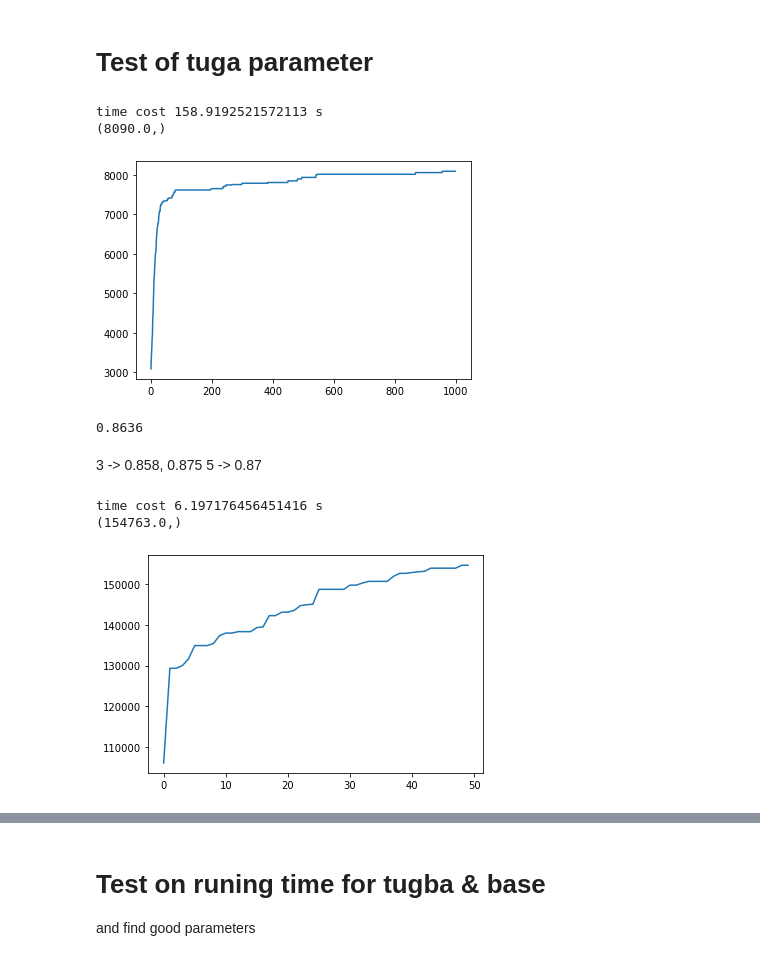
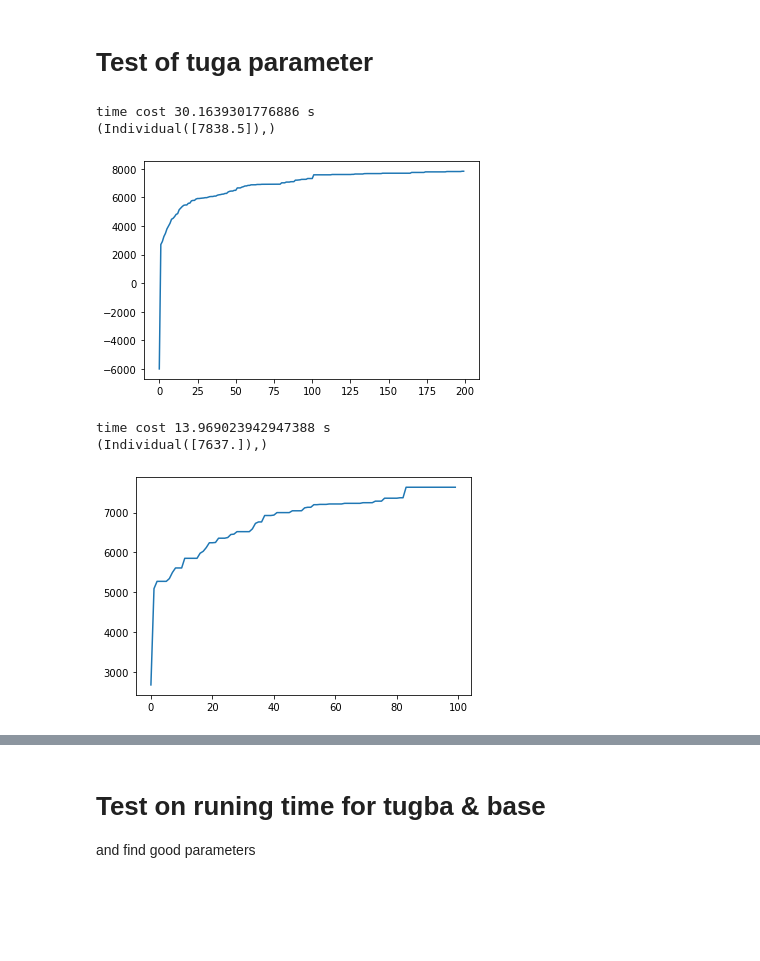
Before and after one commit to jekim526/IE-541-Project, a Jupyter notebook: GA_playground_Test_and_Debug.ipynb, the cells around one changed output, grey strips where cells are left out. Cells and saved outputs as stored; diff of their text form; code cells hidden in the pictures; blank space fills up the shorter version.

```diff
--- a/GA_playground_Test_and_Debug.ipynb
+++ b/GA_playground_Test_and_Debug.ipynb
@@ -94,7 +86,7 @@ instance_settings = (item_value, item_weight, joint_profit, capacities)
 objf_type = (0.5,0.5,0)
 time_start=time.time()
 evolution_general_parameters = (100, 0.2, 0.02, max_i + max_c)
-evolution_specify_parameters = (0.7, 0.5, 5000, 10000)
+evolution_specify_parameters = (0.7, 0.5, 1000, 10000)
 best_ind,pop,num_gen,gen_log = ea.perform_GA_base(objf_type, instance_settings, evolution_general_parameters, evolution_specify_parameters, PRINT=False)
 # best_ind,pop,num_gen,gen_log = ea.perform_GA_tugba((objf_type, instance_settings, evolution_general_parameters, evolution_specify_parameters, PRINT=False)
 # print(best_ind)
@@ -104,36 +96,26 @@ plt.plot(gen_log)
 print('time cost',time_end-time_start,'s')
 print(best_ind.fitness.values)
 # %% [output]
-time cost 158.9192521572113 s
-(8090.0,)
+time cost 30.1639301776886 s
+(Individual([7838.5]),)
-[figure, old version]
+[figure, new version]
-# %%
-sums = []
-for ind in pop:
-    sums.append(np.sum(ind))
-np.sum(sums)/(100*100)
-# %% [output]
-0.8636
-# %% [markdown]
-3 -> 0.858, 0.875
-5 -> 0.87
 # %%
 # ------------------------- normal-thread ---------------------------------
 time_start=time.time()
 evolution_general_parameters = (50, 0.2, 0.02, max_i + max_c)
-evolution_specify_parameters = (0.7, 0.1, 50, 10000)
+evolution_specify_parameters = (0.7, 0.1, 100, 10000)
 #best_ind,pop,num_gen,gen_log = ea.perform_GA_base(objf_type, instance_settings, evolution_general_parameters, evolution_specify_parameters, PRINT=False)
 best_ind,pop,num_gen,gen_log = ea.perform_GA_tugba(objf_type, instance_settings, evolution_general_parameters, evolution_specify_parameters, PRINT=False)
 # print(best_ind)
 best_ind.fitness.values
 time_end=time.time()
 plt.plot(gen_log)
 print('time cost',time_end-time_start,'s')
 print(best_ind.fitness.values)
 # %% [output]
-time cost 6.197176456451416 s
-(154763.0,)
+time cost 13.969023942947388 s
+(Individual([7637.]),)
-[figure, old version]
+[figure, new version]
 # %%
 
 # ------------------------- normal-thread ---------------------------------
```
Also changed, not shown: parts of 9 cells of this notebook, 9 other files.
